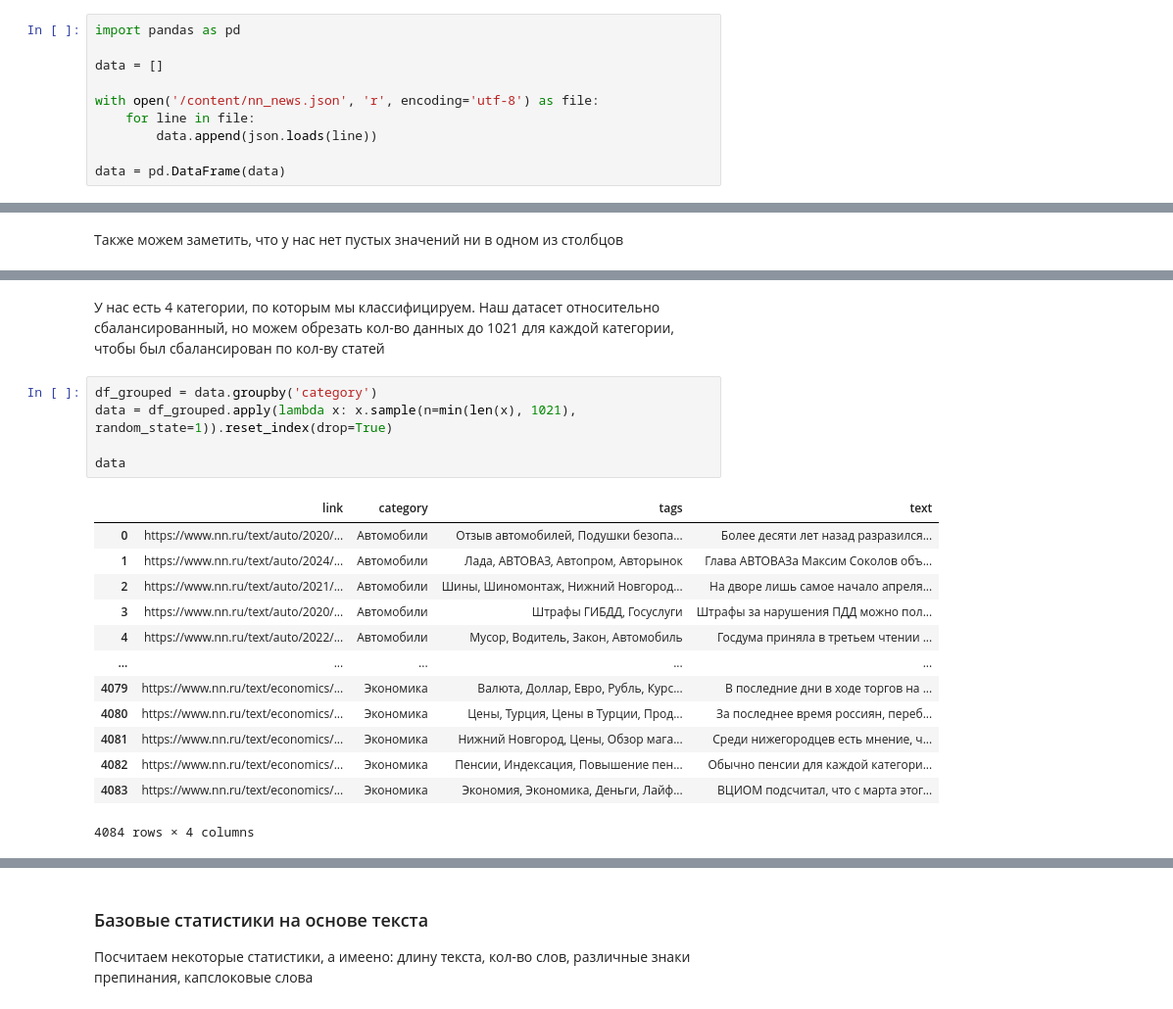
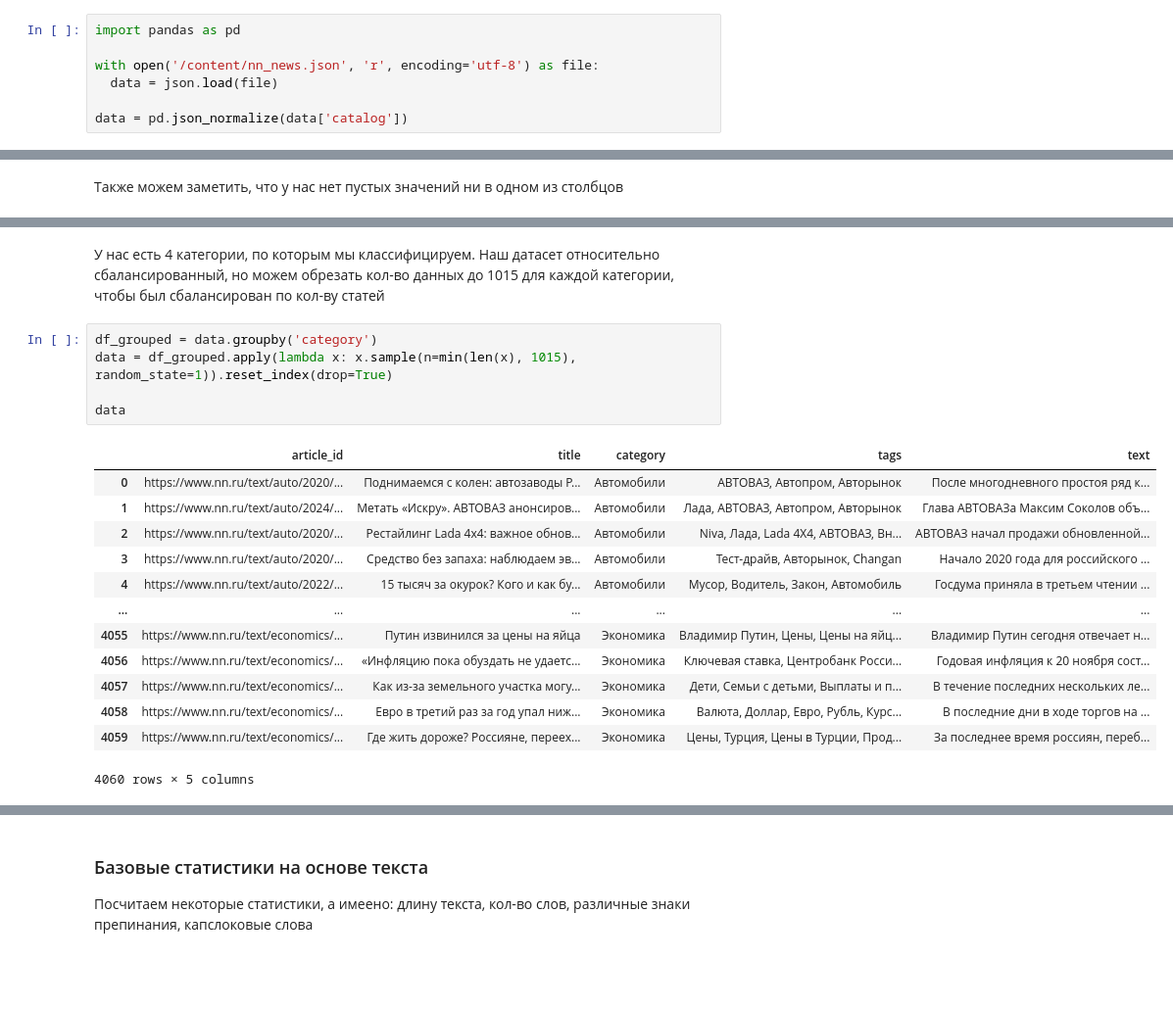
Before and after one commit to i1uh4/NLP_Course, a Jupyter notebook: Lab1_parsing_classification/lab1_NLP.ipynb, the cells around one changed output, grey strips where cells are left out. Shown at 98% size. Drawn from its saved outputs; the diff is of its cells as text; blank space fills up the shorter version.

```diff
--- a/Lab1_parsing_classification/lab1_NLP.ipynb
+++ b/Lab1_parsing_classification/lab1_NLP.ipynb
@@ -256,13 +277,10 @@ main("/content/links.txt", "/content/nn_news.json")
 # %%
 import pandas as pd
 
-data = []
+with open('/content/nn_news.json', 'r', encoding='utf-8') as file:
+  data = json.load(file)
 
-with open('/content/nn_news.json', 'r', encoding='utf-8') as file:
-    for line in file:
-        data.append(json.loads(line))
-
-data = pd.DataFrame(data)
+data = pd.json_normalize(data['catalog'])
 # %%
 data
 # %% [output]
@@ -506,24 +527,24 @@ Name: count, dtype: int64
 # %% [markdown]
-У нас есть 4 категории, по которым мы классифицируем. Наш датасет относительно сбалансированный, но можем обрезать кол-во данных до 1021 для каждой категории, чтобы был сбалансирован по кол-ву статей
+У нас есть 4 категории, по которым мы классифицируем. Наш датасет относительно сбалансированный, но можем обрезать кол-во данных до 1015 для каждой категории, чтобы был сбалансирован по кол-ву статей
 # %%
 df_grouped = data.groupby('category')
-data = df_grouped.apply(lambda x: x.sample(n=min(len(x), 1021), random_state=1)).reset_index(drop=True)
+data = df_grouped.apply(lambda x: x.sample(n=min(len(x), 1015), random_state=1)).reset_index(drop=True)
 
 data
 # %% [output]
-|  | link | category | tags | text |
-| 0 | https://www.nn.ru/text/auto/2020/... | Автомобили | Отзыв автомобилей, Подушки безопа... | Более десяти лет назад разразился... |
-| 1 | https://www.nn.ru/text/auto/2024/... | Автомобили | Лада, АВТОВАЗ, Автопром, Авторынок | Глава АВТОВАЗа Максим Соколов объ... |
-| 2 | https://www.nn.ru/text/auto/2021/... | Автомобили | Шины, Шиномонтаж, Нижний Новгород... | На дворе лишь самое начало апреля... |
-| 3 | https://www.nn.ru/text/auto/2020/... | Автомобили | Штрафы ГИБДД, Госуслуги | Штрафы за нарушения ПДД можно пол... |
-| 4 | https://www.nn.ru/text/auto/2022/... | Автомобили | Мусор, Водитель, Закон, Автомобиль | Госдума приняла в третьем чтении ... |
-| ... | ... | ... | ... | ... |
-| 4079 | https://www.nn.ru/text/economics/... | Экономика | Валюта, Доллар, Евро, Рубль, Курс... | В последние дни в ходе торгов на ... |
-| 4080 | https://www.nn.ru/text/economics/... | Экономика | Цены, Турция, Цены в Турции, Прод... | За последнее время россиян, переб... |
-| 4081 | https://www.nn.ru/text/economics/... | Экономика | Нижний Новгород, Цены, Обзор мага... | Среди нижегородцев есть мнение, ч... |
-| 4082 | https://www.nn.ru/text/economics/... | Экономика | Пенсии, Индексация, Повышение пен... | Обычно пенсии для каждой категори... |
-| 4083 | https://www.nn.ru/text/economics/... | Экономика | Экономия, Экономика, Деньги, Лайф... | ВЦИОМ подсчитал, что с марта этог... |
+|  | article_id | title | category | tags | text |
+| 0 | https://www.nn.ru/text/auto/2020/... | Поднимаемся с колен: автозаводы Р... | Автомобили | АВТОВАЗ, Автопром, Авторынок | После многодневного простоя ряд к... |
+| 1 | https://www.nn.ru/text/auto/2024/... | Метать «Искру». АВТОВАЗ анонсиров... | Автомобили | Лада, АВТОВАЗ, Автопром, Авторынок | Глава АВТОВАЗа Максим Соколов объ... |
+| 2 | https://www.nn.ru/text/auto/2020/... | Рестайлинг Lada 4x4: важное обнов... | Автомобили | Niva, Лада, Lada 4Х4, АВТОВАЗ, Вн... | АВТОВАЗ начал продажи обновленной... |
+| 3 | https://www.nn.ru/text/auto/2020/... | Средство без запаха: наблюдаем эв... | Автомобили | Тест-драйв, Авторынок, Changan | Начало 2020 года для российского ... |
+| 4 | https://www.nn.ru/text/auto/2022/... | 15 тысяч за окурок? Кого и как бу... | Автомобили | Мусор, Водитель, Закон, Автомобиль | Госдума приняла в третьем чтении ... |
+| ... | ... | ... | ... | ... | ... |
+| 4055 | https://www.nn.ru/text/economics/... | Путин извинился за цены на яйца | Экономика | Владимир Путин, Цены, Цены на яйц... | Владимир Путин сегодня отвечает н... |
+| 4056 | https://www.nn.ru/text/economics/... | «Инфляцию пока обуздать не удаетс... | Экономика | Ключевая ставка, Центробанк Росси... | Годовая инфляция к 20 ноября сост... |
+| 4057 | https://www.nn.ru/text/economics/... | Как из-за земельного участка могу... | Экономика | Дети, Семьи с детьми, Выплаты и п... | В течение последних нескольких ле... |
+| 4058 | https://www.nn.ru/text/economics/... | Евро в третий раз за год упал ниж... | Экономика | Валюта, Доллар, Евро, Рубль, Курс... | В последние дни в ходе торгов на ... |
+| 4059 | https://www.nn.ru/text/economics/... | Где жить дороже? Россияне, переех... | Экономика | Цены, Турция, Цены в Турции, Прод... | За последнее время россиян, переб... |
-4084 rows × 4 columns
+4060 rows × 5 columns
 # %%
 v_counts = data['category'].value_counts()
 print(v_counts)
```
Also changed, not shown: parts of 19 cells of this notebook, 1 other file.
